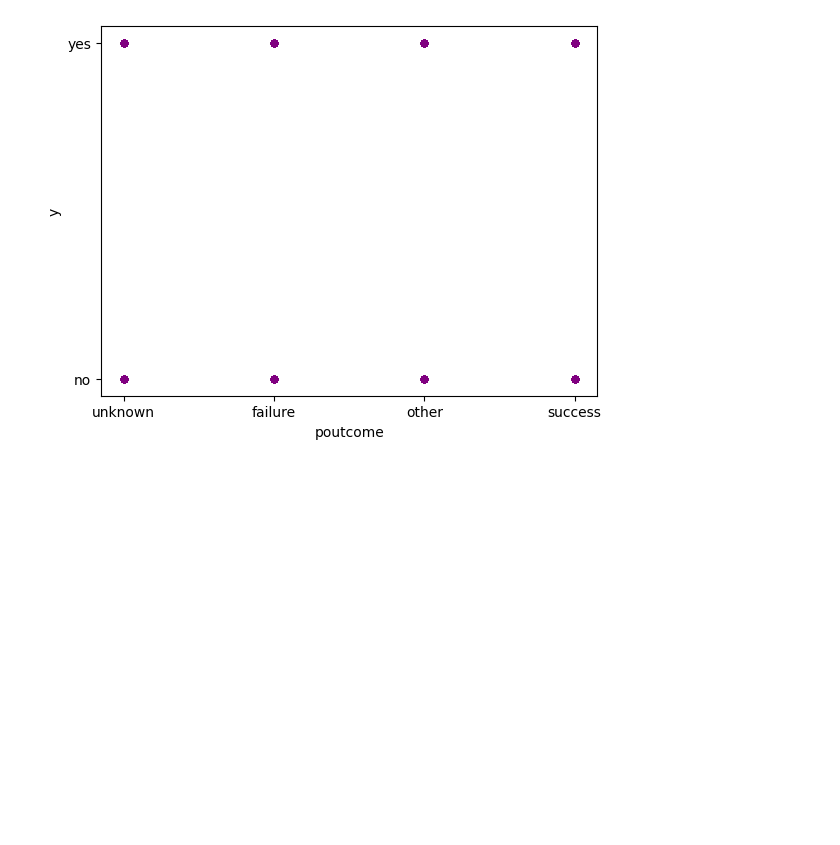
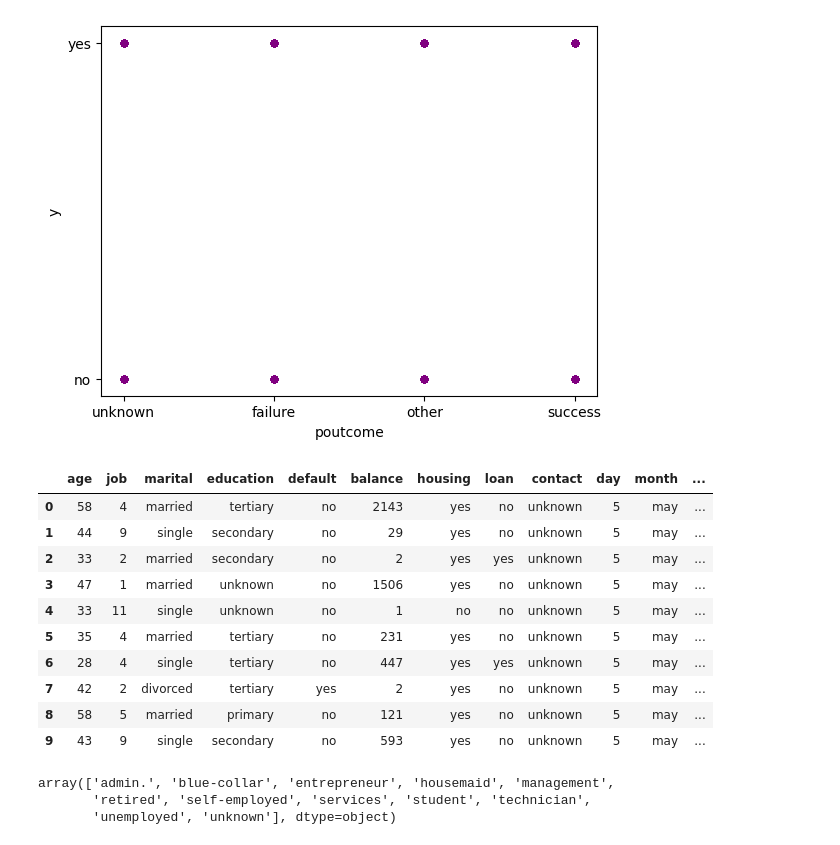
Before and after one commit to dhanishgb/DhanishtaBabooramHackathon1-143, a Jupyter notebook: DatasetAnalysis.ipynb, the cells around one changed output. Drawn from its saved outputs; the diff is of its cells as text; code cells hidden in the pictures; blank space fills up the shorter version.

```diff
--- a/DatasetAnalysis.ipynb
+++ b/DatasetAnalysis.ipynb
@@ -105,0 +113,28 @@ plt.show()
+# %%
+#Encode categorical data (job)
+df['job'].unique()
+df['job'].value_counts()
+
+from sklearn.preprocessing import LabelEncoder
+job_encoder=LabelEncoder()
+
+df['job']=job_encoder.fit_transform(df['job'])
+df.head(10)
+# %% [output]
+|  | age | job | marital | education | default | balance | housing | loan | contact | day | month | ... |
+| 0 | 58 | 4 | married | tertiary | no | 2143 | yes | no | unknown | 5 | may | ... |
+| 1 | 44 | 9 | single | secondary | no | 29 | yes | no | unknown | 5 | may | ... |
+| 2 | 33 | 2 | married | secondary | no | 2 | yes | yes | unknown | 5 | may | ... |
+| 3 | 47 | 1 | married | unknown | no | 1506 | yes | no | unknown | 5 | may | ... |
+| 4 | 33 | 11 | single | unknown | no | 1 | no | no | unknown | 5 | may | ... |
+| 5 | 35 | 4 | married | tertiary | no | 231 | yes | no | unknown | 5 | may | ... |
+| 6 | 28 | 4 | single | tertiary | no | 447 | yes | yes | unknown | 5 | may | ... |
+| 7 | 42 | 2 | divorced | tertiary | yes | 2 | yes | no | unknown | 5 | may | ... |
+| 8 | 58 | 5 | married | primary | no | 121 | yes | no | unknown | 5 | may | ... |
+| 9 | 43 | 9 | single | secondary | no | 593 | yes | no | unknown | 5 | may | ... |
+# %%
+job_encoder.classes_ #represents position of the job category in the array
+# %% [output]
+array(['admin.', 'blue-collar', 'entrepreneur', 'housemaid', 'management',
+       'retired', 'self-employed', 'services', 'student', 'technician',
+       'unemployed', 'unknown'], dtype=object)
```
Also changed, not shown: parts of 3 cells of this notebook.
